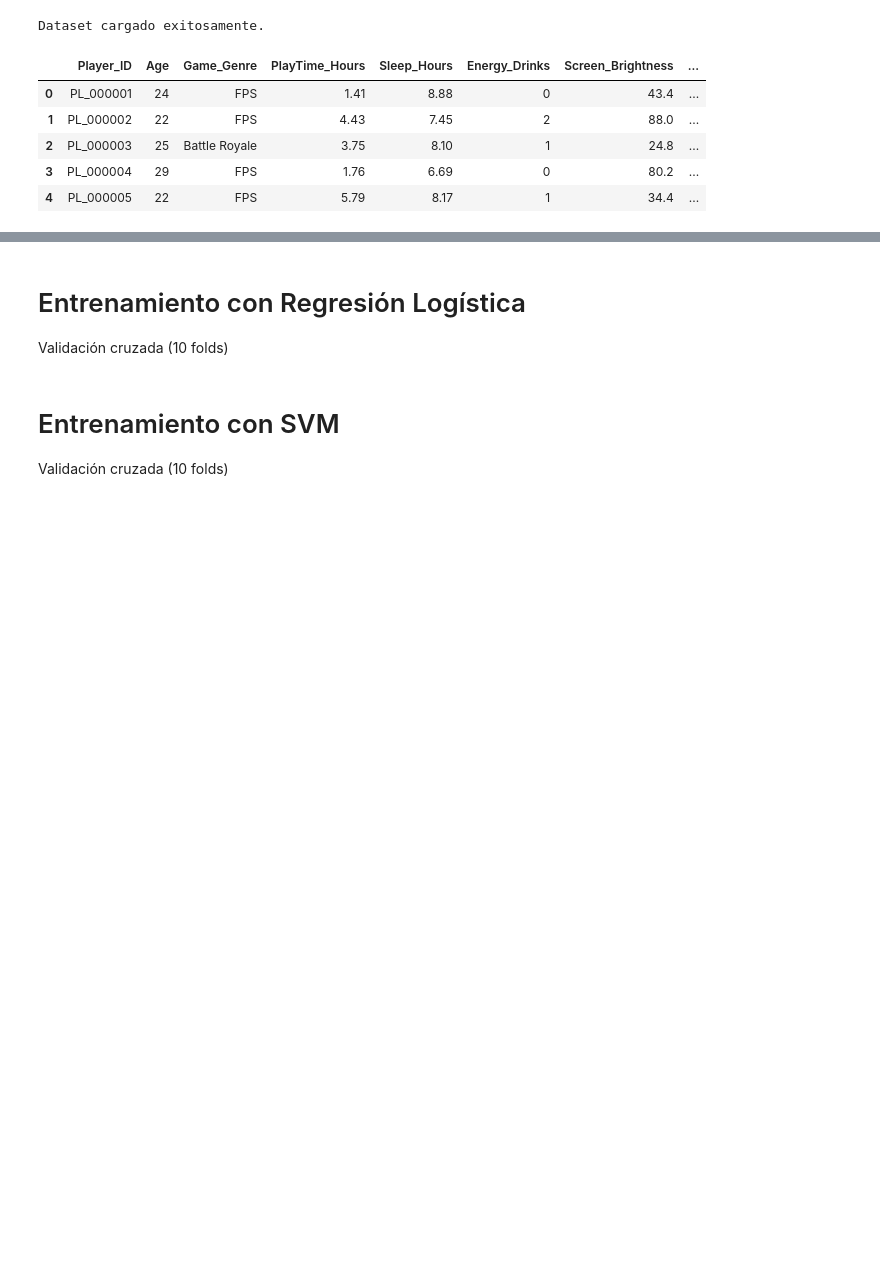
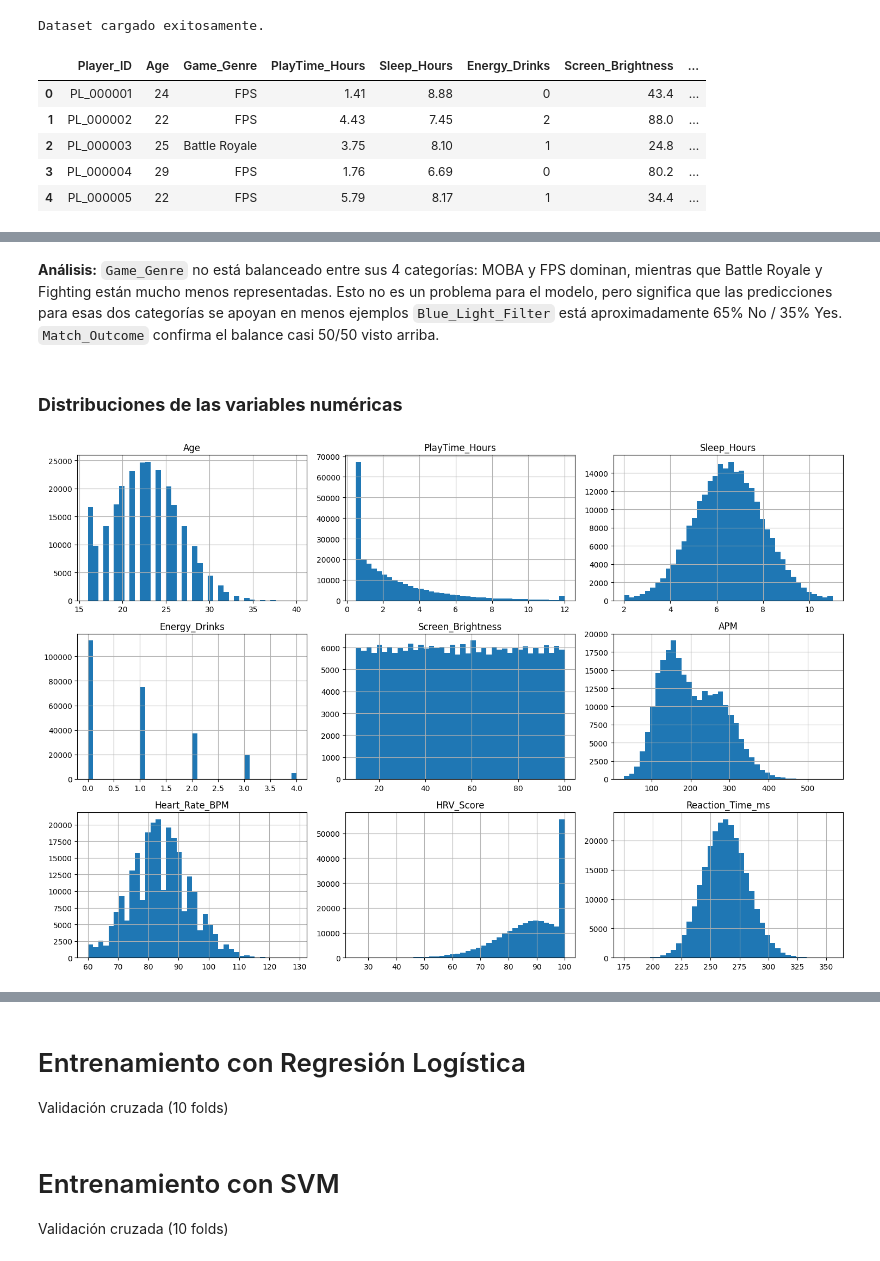
Before and after one commit to jfpa11100/E-Sports-ML, a Jupyter notebook: notebook.ipynb, the cells around one changed output, grey strips where cells are left out. Cells and saved outputs as stored; diff of their text form; code cells hidden in the pictures; blank space fills up the shorter version.

```diff
--- a/notebook.ipynb
+++ b/notebook.ipynb
@@ -104,0 +146,17 @@ for i, col in enumerate(cat_cols):
+# %% [markdown]
+**Análisis:** `Game_Genre` no está balanceado entre sus 4 categorías: MOBA y FPS dominan, mientras que Battle Royale y Fighting están mucho menos representadas. Esto no es un problema para el modelo, pero significa que las predicciones para esas dos categorías se apoyan en menos ejemplos `Blue_Light_Filter` está aproximadamente 65% No / 35% Yes. `Match_Outcome` confirma el balance casi 50/50 visto arriba.
+# %% [markdown]
+### **Distribuciones de las variables numéricas**
+# %%
+num_cols = ['Age', 'PlayTime_Hours', 'Sleep_Hours', 'Energy_Drinks',
+            'Screen_Brightness', 'APM', 'Heart_Rate_BPM', 'HRV_Score', 'Reaction_Time_ms']
+
+fig, axes = plt.subplots(nrows=3, ncols=3, figsize=(15, 10))
+axes = axes.ravel()
+for i, col in enumerate(num_cols):
+    df[col].hist(bins=40, ax=axes[i])
+    axes[i].set_title(col)
+plt.tight_layout()
+plt.show()
+# %% [output]
+[figure, added]
```
Also changed, not shown: parts of 39 cells of this notebook.
